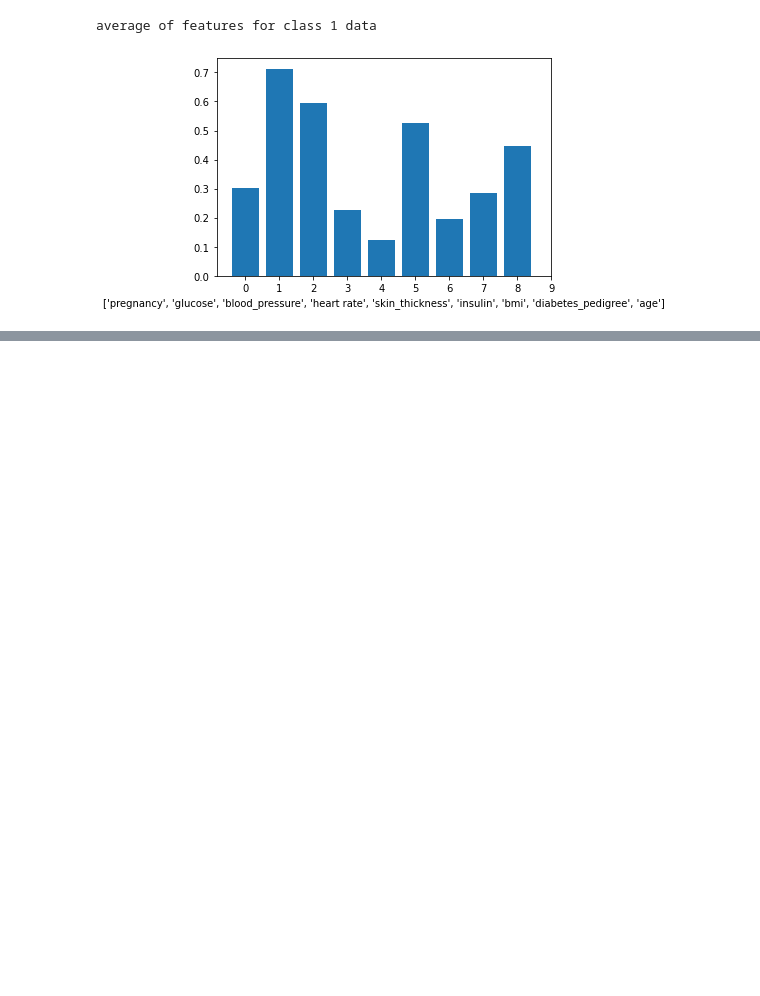
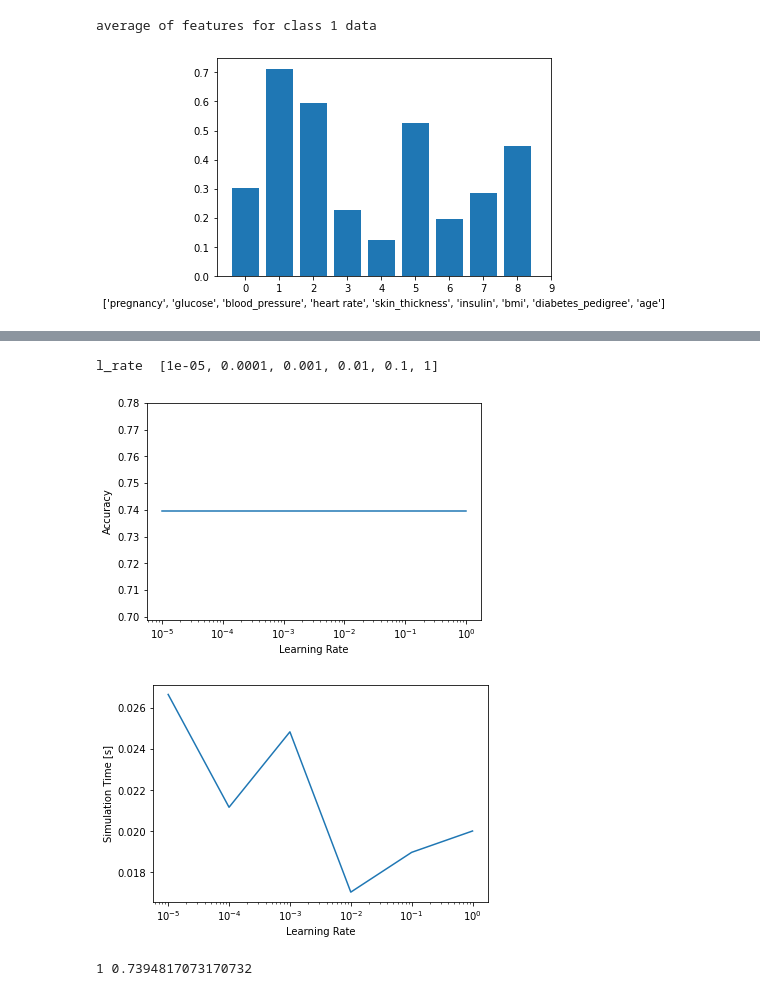
Before and after one commit to alymo8/Ecse551Assignments, a Jupyter notebook: A1/Kidney Disease.ipynb, the cells around one changed output, grey strips where cells are left out. Saved outputs shown, nothing was run; the diff lists cells and outputs as text; code cells hidden in the pictures; blank space fills up the shorter version.

```diff
--- a/A1/Kidney Disease.ipynb
+++ b/A1/Kidney Disease.ipynb
@@ -117,0 +561,45 @@ accu_eval(pred, tru)
+# %%
+import copy
+import time
+
+dataset = kidney_df
+model = Model(dataset) #lp_data aq_data
+x = []
+y = []
+z = []
+X_complete = []
+X_clone = []
+best_lr = 0
+max_mean = 0
+X_clone = copy.deepcopy(model.data)
+X_complete = model.basis_expansion(X_clone, 0)
+for i in range(-5,1,1):
+  l_rate = 10**i
+  start = time.time()
+  mean, by_fold, algorithm_used = model.k_fold_cross(X_complete, model.target,1,l_rate)
+  end = time.time()
+  if(mean >= max_mean):
+    best_lr = l_rate
+    max_mean = mean
+  x.append(l_rate)
+  z.append(end-start)
+  y.append(mean)
+
+print("l_rate ", x)
+plt.plot(x,y)
+plt.xscale('log')
+plt.xlabel('Learning Rate')
+plt.ylabel('Accuracy')
+plt.show()
+
+plt.plot(x,z)
+plt.xscale('log')
+plt.xlabel('Learning Rate')
+plt.ylabel('Simulation Time [s]')
+plt.show()
+print(best_lr, max(y))
+# %% [output]
+l_rate  [1e-05, 0.0001, 0.001, 0.01, 0.1, 1]
+[figure, added]
+[figure, added]
+1 0.7394817073170732
```
Also changed, not shown: parts of 8 cells of this notebook.
